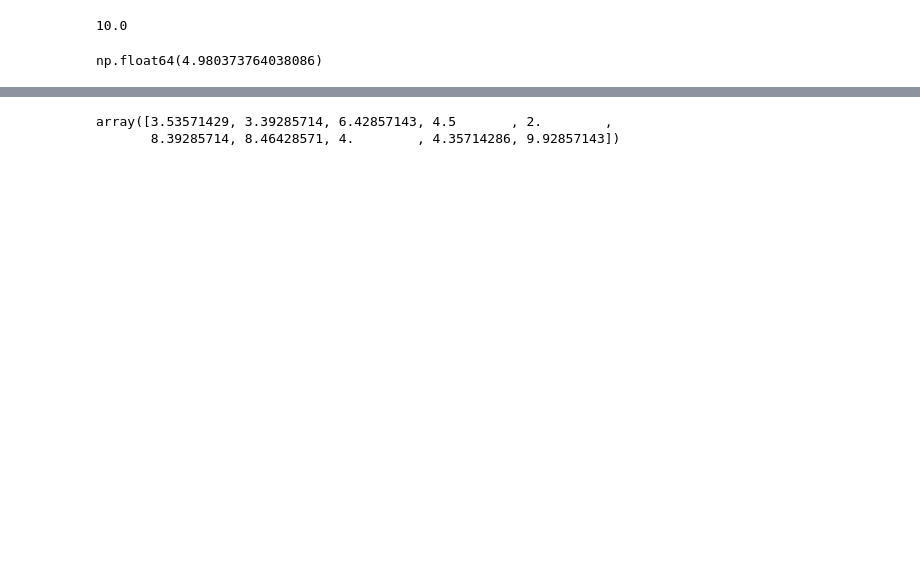
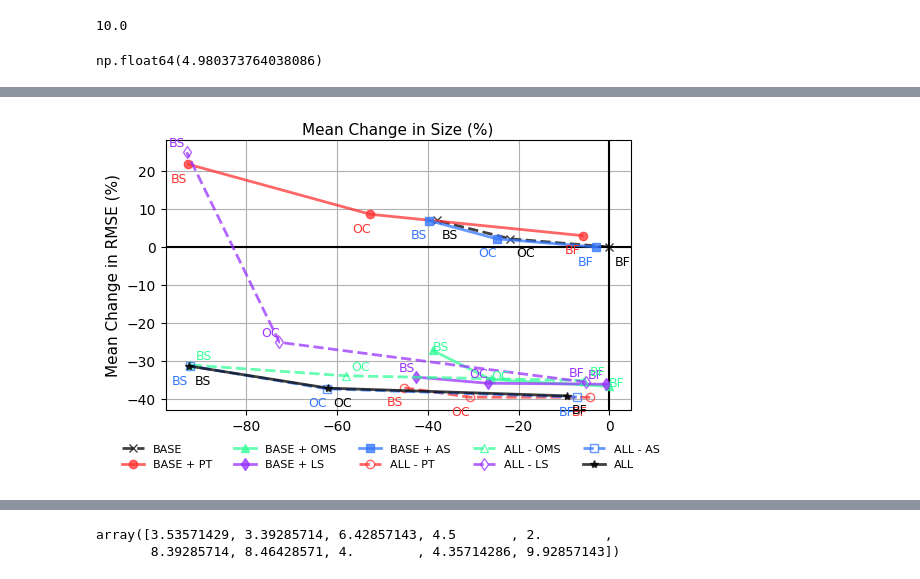
Before and after one commit to lachlanjs/species-ss-slim-gsgp, a Jupyter notebook: slim_gsgp/reproduce_test.ipynb, the cells around one changed output, grey strips where cells are left out. Cells and saved outputs as stored; diff of their text form; code cells hidden in the pictures; blank space fills up the shorter version.

```diff
--- a/slim_gsgp/reproduce_test.ipynb
+++ b/slim_gsgp/reproduce_test.ipynb
@@ -23,0 +130,96 @@ full_medians = full_df.groupby(level=["variant", "dataset", "individual"]).media
+# %%
+fig, ax = plt.subplots(figsize=(6, 3.5))
+
+ax.axhline(0.0, color="black")
+ax.axvline(0.0, color="black")
+
+lines = []
+for variant_name in VARIANT_NAMES:
+
+    xs = []
+    ys = []
+
+    # if not variant_name in ["BASE + PT", "ALL", "ALL - LS", "ALL - OMS", "ALL - AS"]: continue
+    # if not variant_name in ["BASE + OMS", "BASE + LS", "ALL - PT", "ALL - AS", "ALL"]: continue
+
+    for individual in ["best_fitness", "optimal_compromise", "best_size"]:
+
+        # sc = ax.scatter(size, fitness, s=70, edgecolor=color, marker=marker, label=variant_name, alpha=0.75, facecolor=markerfacecolor)
+
+        # if individual == "best_fitness":
+        #     scatters.append(sc)
+
+        fitness = df_final.loc[(variant_name, individual)]["fitness"]
+        size = df_final.loc[(variant_name, individual)]["size"]
+        color = df_final.loc[(variant_name, individual)]["color"]
+
+        xs.append(size)
+        ys.append(fitness)
+
+        xyoffset = (0, 0)
+        if variant_name in ["ALL", "BASE"]:
+            xyoffset = (4, -13)
+        if variant_name in ["BASE + PT", "ALL - PT", "BASE + AS", "ALL - AS"]:
+            xyoffset = (-13, -13)
+        if variant_name in ["BASE + LS", "ALL - LS"]:
+            xyoffset = (-13, 4)
+        if variant_name in ["ALL + OMS", "ALL - OMS"]:
+            xyoffset = (4, 4)
+
+        if individual == "optimal_compromise":  # Annotate only one type
+            ax.annotate("OC", (size, fitness),
+                        fontsize=9, xytext=xyoffset, textcoords='offset points', color=color)
+        if individual == "best_fitness":  # Annotate only one type
+            ax.annotate("BF", (size, fitness),
+                        fontsize=9, xytext=xyoffset, textcoords='offset points', color=color)
+        if individual == "best_size":  # Annotate only one type
+            ax.annotate("BS", (size, fitness),
+                        fontsize=9, xytext=xyoffset, textcoords='offset points', color=color)
+
+    individual = "best_fitness"
+    color = df_final.loc[(variant_name, individual)]["color"]
+    marker = df_final.loc[(variant_name, individual)]["marker"]
+    markerfacecolor = color if ("+" in variant_name) or variant_name in ["ALL", "BASE"] else "none"
+
+
+    line, = ax.plot(
+        xs, ys,
+        linewidth=2, markersize=6,
+        marker=VARIANT_MARKERS[variant_name],
+        markeredgecolor=color,
+        markerfacecolor=markerfacecolor,
+        linestyle=VARIANT_LINESTYLES[variant_name],
+        color=VARIANT_COLORS[variant_name],
+        label=variant_name, alpha=0.75
+    )
+    lines.append(line)
+
+ax.set_xlabel("Mean Change in Size (%)", fontsize=11)
+ax.set_ylabel("Mean Change in RMSE (%)", fontsize=11)
+ax.xaxis.set_label_position("top")
+
+ax.grid()
+"""
+fig.legend(
+    handles=lines,
+    loc='center left',             # Position at bottom center
+    labels=list(VARIANTS_DICT.values()),
+    bbox_to_anchor=(0.90, 0.5),     # Fine-tune position (x, y)
+    ncol=1,                         # Number of columns in legend
+    frameon=False,                    # Optional: add frame,
+    fontsize=9
+)
+"""
+fig.legend(
+    handles=lines,
+    loc='upper center',             # Position at bottom center
+    labels=list(VARIANTS_DICT.values()),
+    bbox_to_anchor=(0.5, 0.04),     # Fine-tune position (x, y)
+    ncol=5,                         # Number of columns in legend
+    frameon=False,                    # Optional: add frame,
+    fontsize=8
+)
+# plt.show()
+plt.savefig("reproduced_plots/full_pareto.pdf", format="pdf", bbox_inches='tight')
+# %% [output]
+[figure, added]
```
Also changed, not shown: parts of 11 cells of this notebook, 17 other files.
